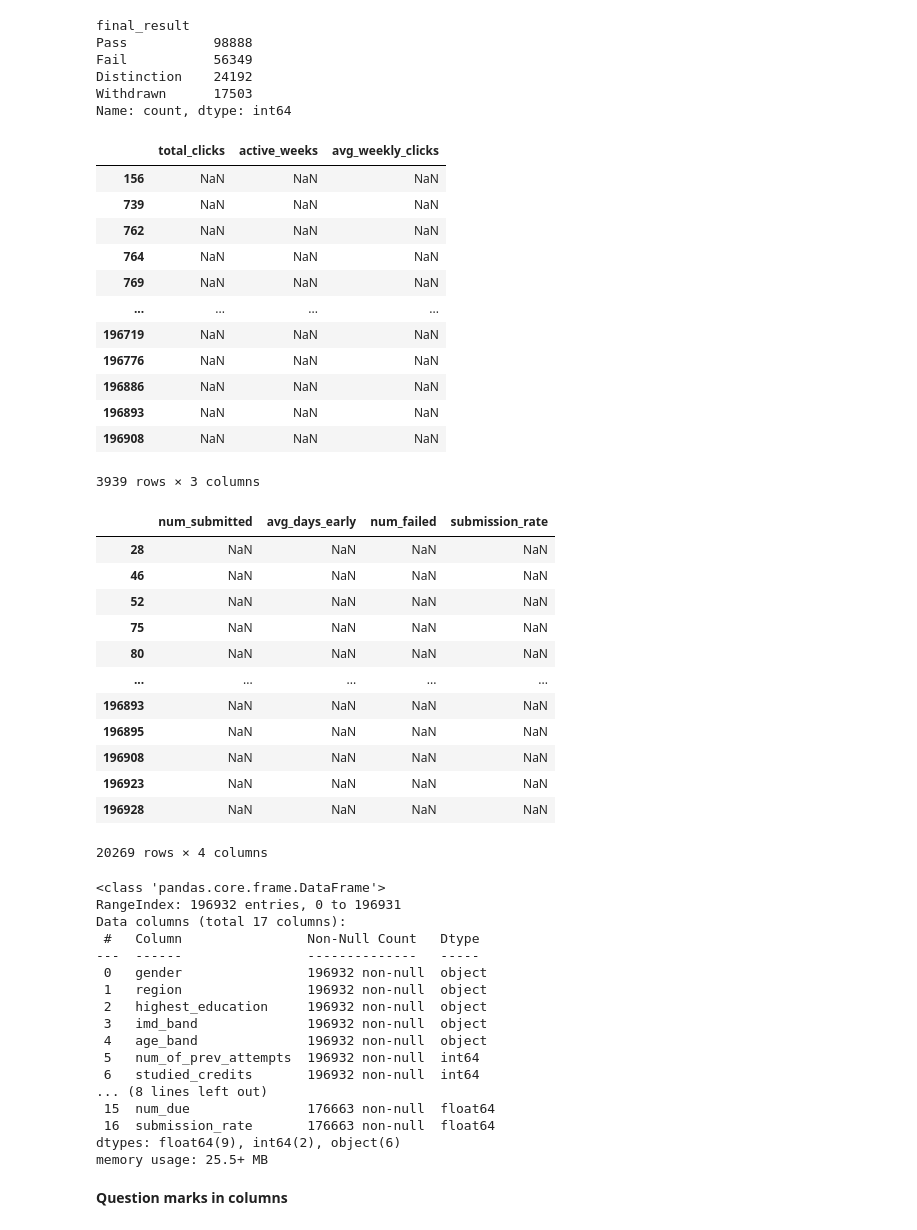
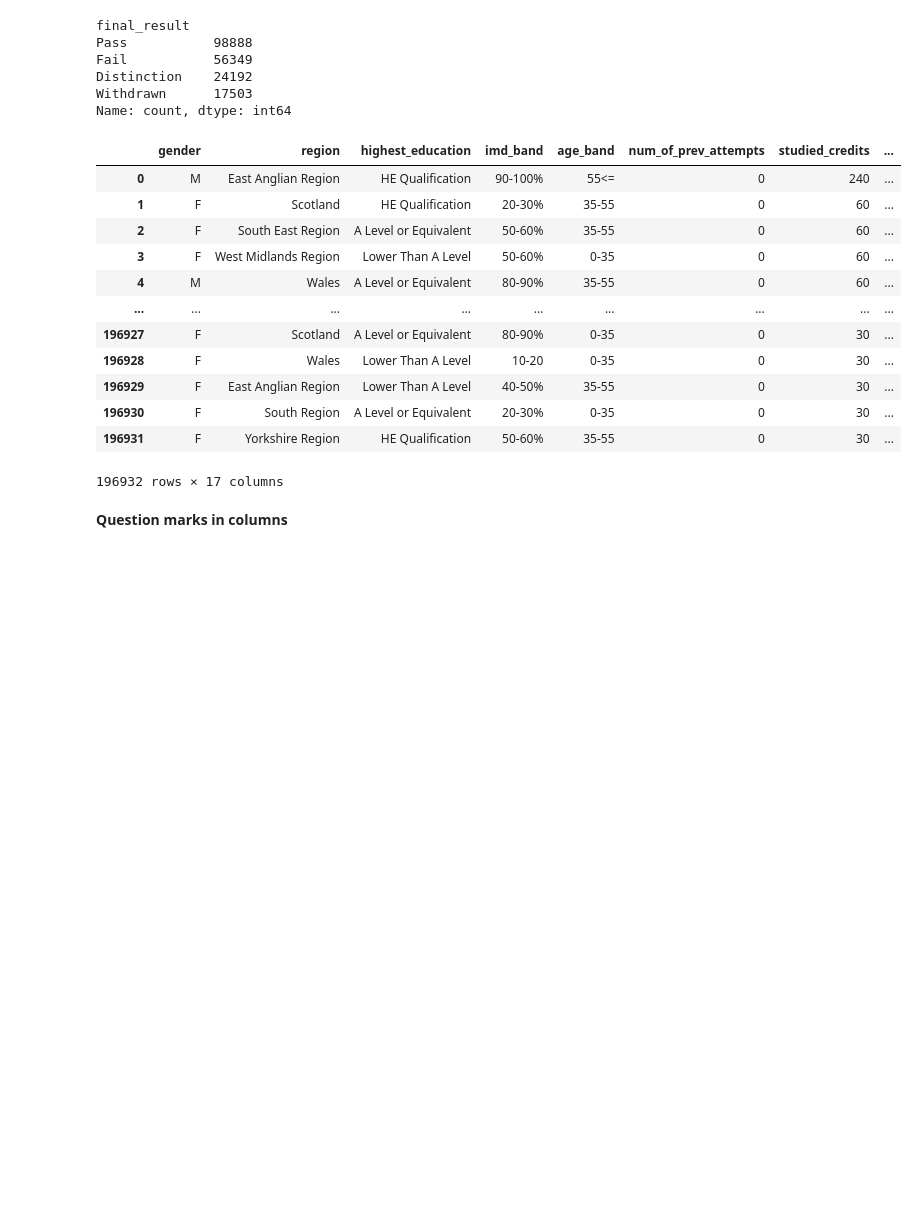
Before and after one commit to thiennguyen37-qn/early-academic-risk-warning, a Jupyter notebook: demo.ipynb, the cells around one changed output. Saved outputs shown, nothing was run; the diff lists cells and outputs as text; code cells hidden in the pictures; blank space fills up the shorter version.

```diff
--- a/demo.ipynb
+++ b/demo.ipynb
@@ -455,59 +469,29 @@ Name: count, dtype: int64
 #     print(f"  → Lost {n_student - count} students compared to previous point")
 #     n_student = count
 # %%
-def preprocessing(df):
+def remove_columns(df):
     new_df = df.copy()
     new_df = new_df.drop(columns=['id_student', 'code_module', 'code_presentation', 'date_registration',
                                   'date_unregistration', 'prediction_point', 'final_result'])
-    display(new_df[new_df.total_clicks.isna()][['total_clicks', 'active_weeks', 'avg_weekly_clicks']])
-    display(new_df[new_df.num_submitted.isna()][['num_submitted', 'avg_days_early', 'num_failed', 'submission_rate']])
-    return new_df.info()
+    #display(new_df[new_df.total_clicks.isna()][['total_clicks', 'active_weeks', 'avg_weekly_clicks']])
+    #display(new_df[new_df.num_submitted.isna()][['num_submitted', 'avg_days_early', 'num_failed', 'submission_rate']])
+    return new_df
 
-preprocessing(final_df)
+remove_columns(final_df)
 # %% [output]
-|  | total_clicks | active_weeks | avg_weekly_clicks |
-| 156 | NaN | NaN | NaN |
-| 739 | NaN | NaN | NaN |
-| 762 | NaN | NaN | NaN |
-| 764 | NaN | NaN | NaN |
-| 769 | NaN | NaN | NaN |
-| ... | ... | ... | ... |
-| 196719 | NaN | NaN | NaN |
-| 196776 | NaN | NaN | NaN |
-| 196886 | NaN | NaN | NaN |
-| 196893 | NaN | NaN | NaN |
-| 196908 | NaN | NaN | NaN |
+|  | gender | region | highest_education | imd_band | age_band | num_of_prev_attempts | studied_credits | ... |
+| 0 | M | East Anglian Region | HE Qualification | 90-100% | 55<= | 0 | 240 | ... |
+| 1 | F | Scotland | HE Qualification | 20-30% | 35-55 | 0 | 60 | ... |
+| 2 | F | South East Region | A Level or Equivalent | 50-60% | 35-55 | 0 | 60 | ... |
+| 3 | F | West Midlands Region | Lower Than A Level | 50-60% | 0-35 | 0 | 60 | ... |
+| 4 | M | Wales | A Level or Equivalent | 80-90% | 35-55 | 0 | 60 | ... |
+| ... | ... | ... | ... | ... | ... | ... | ... | ... |
+| 196927 | F | Scotland | A Level or Equivalent | 80-90% | 0-35 | 0 | 30 | ... |
+| 196928 | F | Wales | Lower Than A Level | 10-20 | 0-35 | 0 | 30 | ... |
+| 196929 | F | East Anglian Region | Lower Than A Level | 40-50% | 35-55 | 0 | 30 | ... |
+| 196930 | F | South Region | A Level or Equivalent | 20-30% | 0-35 | 0 | 30 | ... |
+| 196931 | F | Yorkshire Region | HE Qualification | 50-60% | 35-55 | 0 | 30 | ... |
-3939 rows × 3 columns
+196932 rows × 17 columns
-|  | num_submitted | avg_days_early | num_failed | submission_rate |
-| 28 | NaN | NaN | NaN | NaN |
-| 46 | NaN | NaN | NaN | NaN |
-| 52 | NaN | NaN | NaN | NaN |
-| 75 | NaN | NaN | NaN | NaN |
-| 80 | NaN | NaN | NaN | NaN |
-| ... | ... | ... | ... | ... |
-| 196893 | NaN | NaN | NaN | NaN |
-| 196895 | NaN | NaN | NaN | NaN |
-| 196908 | NaN | NaN | NaN | NaN |
-| 196923 | NaN | NaN | NaN | NaN |
-| 196928 | NaN | NaN | NaN | NaN |
-20269 rows × 4 columns
-<class 'pandas.core.frame.DataFrame'>
-RangeIndex: 196932 entries, 0 to 196931
-Data columns (total 17 columns):
- #   Column                Non-Null Count   Dtype
----  ------                --------------   -----
- 0   gender                196932 non-null  object
- 1   region                196932 non-null  object
- 2   highest_education     196932 non-null  object
- 3   imd_band              196932 non-null  object
- 4   age_band              196932 non-null  object
- 5   num_of_prev_attempts  196932 non-null  int64
- 6   studied_credits       196932 non-null  int64
-... (8 lines left out)
- 15  num_due               176663 non-null  float64
- 16  submission_rate       176663 non-null  float64
-dtypes: float64(9), int64(2), object(6)
-memory usage: 25.5+ MB
 # %% [markdown]
 **Question marks in columns**
 # %%
```
Also changed, not shown: parts of 18 cells of this notebook.
